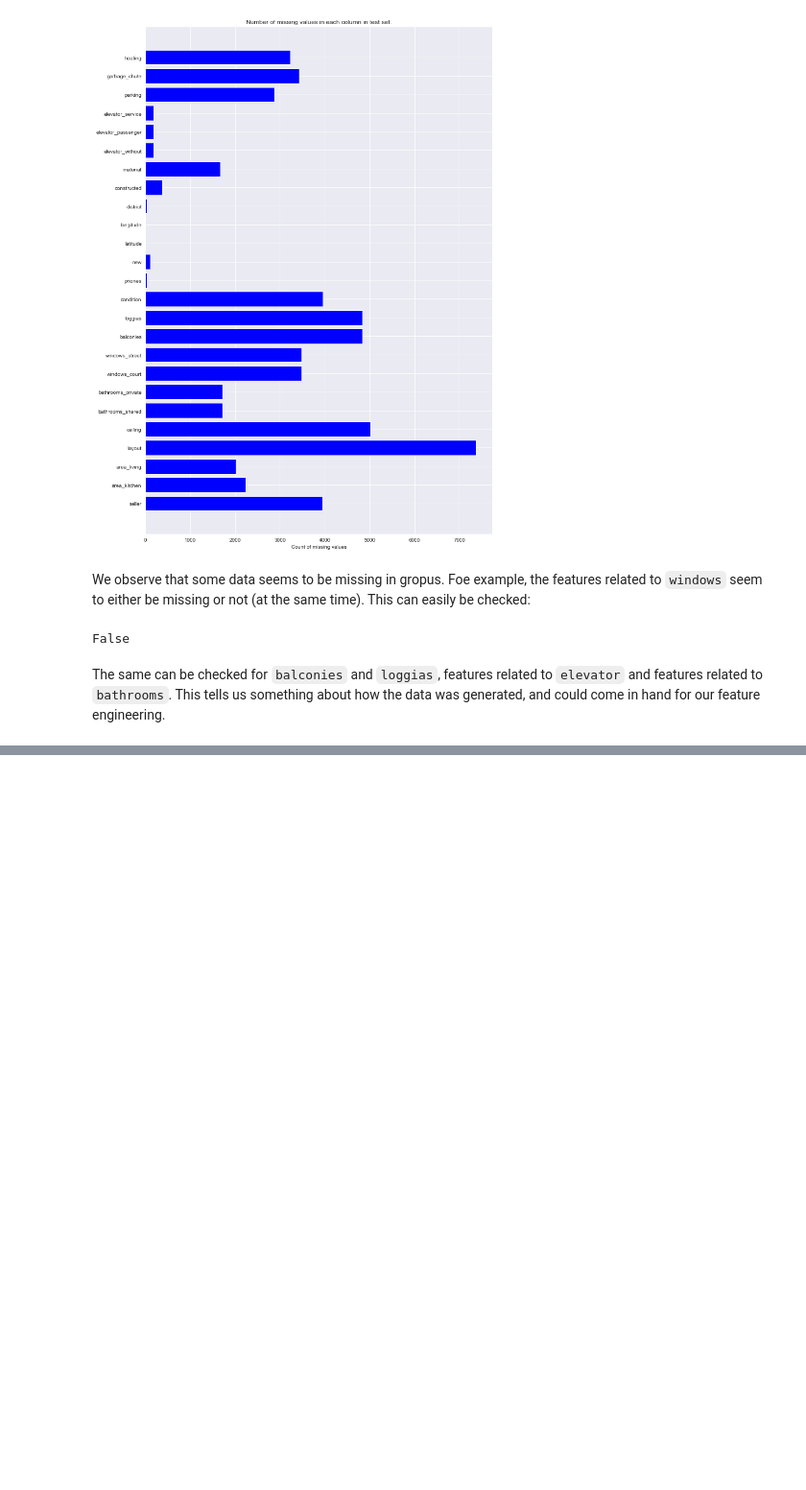
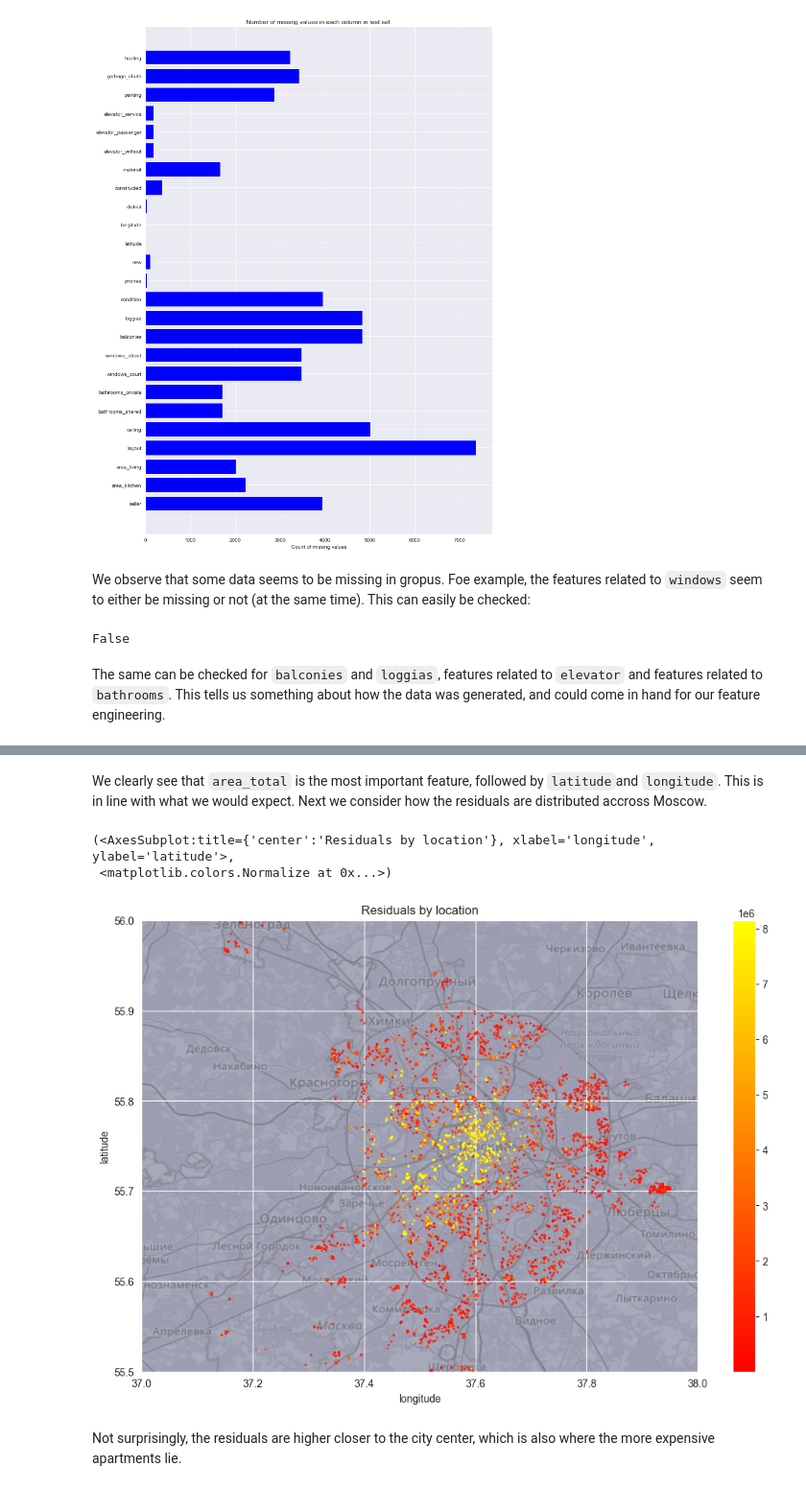
Before and after one commit to jimoskar/ml, a Jupyter notebook: project/long_notebook.ipynb, the cells around one changed output, grey strips where cells are left out. Shown at 96% size. Drawn from its saved outputs; the diff is of its cells as text; code cells hidden in the pictures; blank space fills up the shorter version.

```diff
--- a/project/long_notebook.ipynb
+++ b/project/long_notebook.ipynb
@@ -179,0 +224,3 @@ The same can be checked for `balconies` and `loggias`, features related to `elev
+# %%
+lgb_preds = np.exp(lgb_mod.predict(X_test))
+rmsle(y_test, lgb_preds)
@@ -179,0 +235,40 @@ The same can be checked for `balconies` and `loggias`, features related to `elev
+# %% [markdown]
+We clearly see that `area_total` is the most important feature, followed by `latitude`and `longitude`. This is in line with what we would expect. Next we consider how the residuals are distributed accross Moscow.
+# %%
+residuals = np.abs(y_test - lgb_preds).rename('residuals')
+res_df = pd.concat([X_test[['longitude', 'latitude']], residuals], axis = 1)
+# %%
+# Plot residuals. Code largely borrow from lecturer.
+
+def plot_map(data, ax=None, s=5, a=0.75, q_lo=0.0, q_hi=0.9, cmap='autumn', column='residuals', title='Residuals by location'):
+    data = data[['latitude', 'longitude', column]].sort_values(by=column, ascending=True)
+    backdrop = plt.imread('resources/data/moscow.png')
+    backdrop = np.einsum('hwc, c -> hw', backdrop, [0, 1, 0, 0]) ** 2
+    if ax is None:
+        plt.figure(figsize=(12, 8), dpi=100)
+        ax = plt.gca()
+    discrete = data[column].nunique() <= 20
+    if not discrete:
+        lo, hi = data[column].quantile([q_lo, q_hi])
+        hue_norm = plt.Normalize(lo, hi)
+        sm = plt.cm.ScalarMappable(cmap=cmap, norm=plt.Normalize(lo, hi))
+        sm.set_array([])
+    else:
+        hue_norm = None
+    ax.imshow(backdrop, alpha=0.5, extent=[37, 38, 55.5, 56], aspect='auto', cmap='bone', norm=plt.Normalize(0.0, 2))
+    sns.scatterplot(x='longitude', y='latitude', hue=data[column].tolist(), ax=ax, s=s, alpha=a, palette=cmap,linewidth=0, hue_norm=hue_norm, data=data)
+    ax.set_xlim(37, 38)    # min/max longitude of image
+    ax.set_ylim(55.5, 56)  # min/max latitude of image
+    if not discrete:
+        ax.legend().remove()
+        ax.figure.colorbar(sm)
+    ax.set_title(title)
+    return ax, hue_norm
+
+plot_map(res_df)
+# %% [output]
+(<AxesSubplot:title={'center':'Residuals by location'}, xlabel='longitude', ylabel='latitude'>,
+ <matplotlib.colors.Normalize at 0x...>)
+[figure, added]
+# %% [markdown]
+Not surprisingly, the residuals are higher closer to the city center, which is also where the more expensive apartments lie.
```
Also changed, not shown: parts of 9 cells of this notebook.
